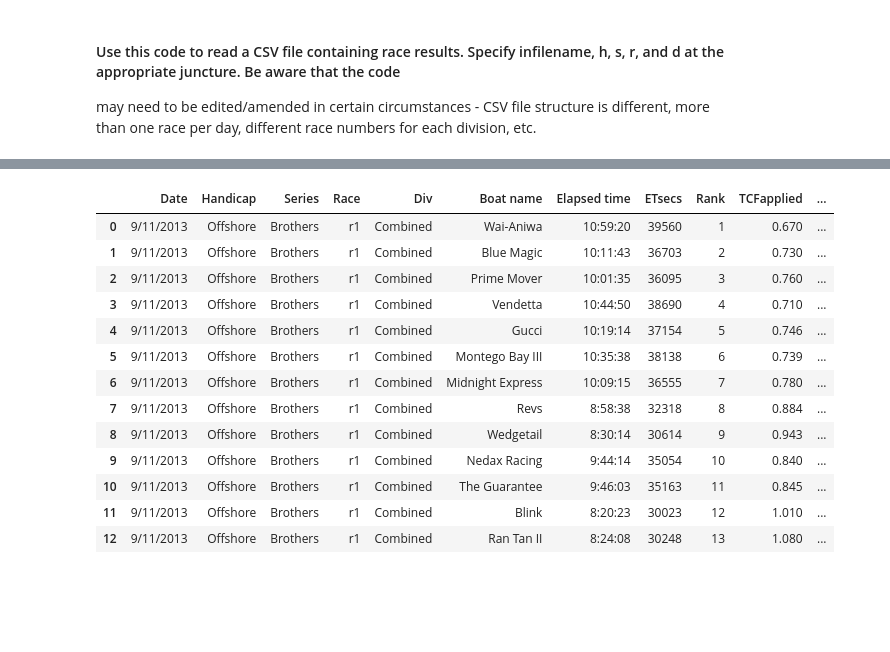
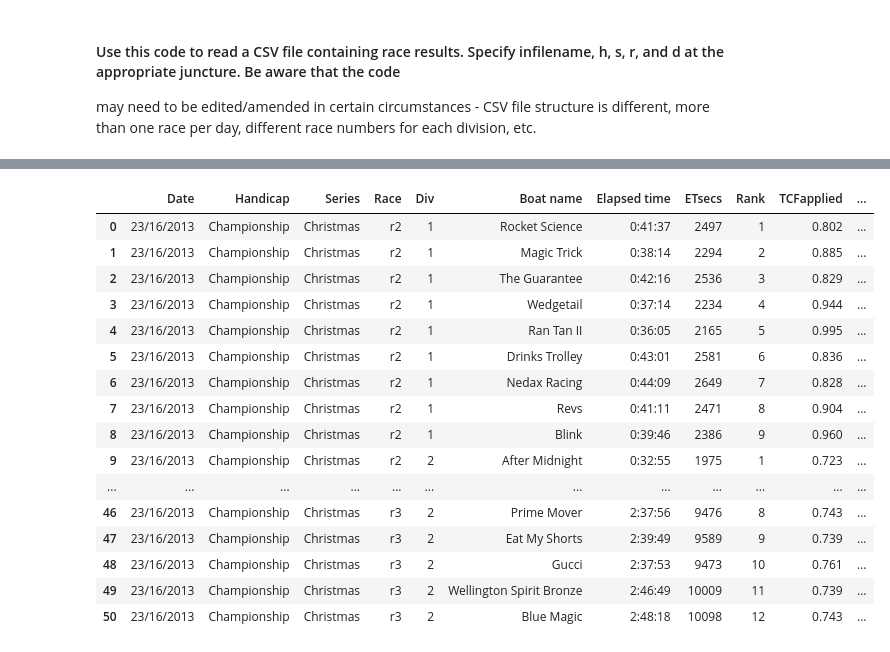
Before and after one commit to drphilbishop/RPNYC_race_analysis, a Jupyter notebook: processRawRaceData.ipynb, the cells around one changed output, grey strips where cells are left out. Saved outputs shown, nothing was run; the diff lists cells and outputs as text; code cells hidden in the pictures; blank space fills up the shorter version.

```diff
--- a/processRawRaceData.ipynb
+++ b/processRawRaceData.ipynb
@@ -27,27 +27,27 @@ datapath = 'C:\\Phil\\My Dropbox\\Sailing cmte\\Handicapping\\2013-14 season\\'
 # Take a quick look at a raw CSV file from Yacht Systems
 # - need to select/deselect appropriate cols in CSV
 
-infilename = 'Brothers9Nov'
+infilename = 'Christmas23Nov'
 
 # Following list of colNums and colHdrs works fine on:
 # - Divisional races
 # - Winter series fully crewed
-#CSVcolNums = [1,3,5,7,9,28,29,30,31,32,35,41,45]
+#CSVcolNums = [1,3,5,7,9,28,29,30,31,32,35,37,41,45]
 #CSVcolHdrs = ['Race','Date','Wind direction','Wind speed','ID','Stuff','Sail number','Boat design', \
-#              'Boat name','Elapsed time','TCFapplied','PHRF','IRC']
+#              'Boat name','Elapsed time','TCFapplied','Rank','PHRF','IRC']
 
 # Following list of colNums and colHdrs works fine on manually constructed CSVs for combined fleet races:
-CSVcolNums = [0,1,2,3,4,5]
-CSVcolHdrs = ['Boat name','Elapsed time','Rank','TCFapplied','PHRF','IRC']
+#CSVcolNums = [0,1,2,3,4,5]
+#CSVcolHdrs = ['Boat name','Elapsed time','Rank','TCFapplied','PHRF','IRC']
 
 # Following list of colNums and colHdrs works fine on manually constructed CSVs for divisional races:
-#CSVcolNums = [0,1,2,3,4,5,6]
-#CSVcolHdrs = ['Boat name','Race','Div','Elapsed time','TCFapplied','PHRF','IRC']
+CSVcolNums = [0,1,2,3,4,5,6,7]
+CSVcolHdrs = ['Boat name','Race','Div','Elapsed time','Rank','TCFapplied','PHRF','IRC']
 
 # Following list of colNums and colHdrs works fine on Island Bay races:
-#CSVcolNums = [1,3,5,7,9,26,27,28,33,36,40,44]
+#CSVcolNums = [1,3,5,7,9,26,27,28,33,36,38,40,44]
 #CSVcolHdrs = ['Race','Date','Wind direction','Wind speed','ID','Sail number','Boat design', \
-#              'Boat name','Elapsed time','TCFapplied','PHRF','IRC']
+#              'Boat name','Elapsed time','TCFapplied','Rank','PHRF','IRC']
 
 q = pd.read_csv(datapath+"Raw CSV data/"+infilename+'.csv', sep=',', header=None, usecols=CSVcolNums)
 q.columns = CSVcolHdrs
@@ -88,51 +91,55 @@ q
 
 # Specify h for handicap type, s for series name (see p84 Almanac),
 # r for race number and d for date - for the current set of results
-h = "Offshore"
-s = "Brothers"
+h = "Championship"
+s = "Christmas"
 r = "r1"
-d = "9/11/2013"
+d = "23/11/2013"
 
 data = pd.read_csv(datapath+"Raw CSV data/"+infilename+'.csv', sep=',', header=None, usecols=CSVcolNums)
 data.columns = CSVcolHdrs
 data = data.replace(0.00,nan)
 
 data['Date'] = d
 data['Handicap'] = h
 data['Series'] = s
-data['Race'] = r
-data['Div']  = 'Combined'
+#data['Race'] = r
+#data['Div']  = 'Combined'
 #data['Div'] = data['Stuff'].map(lambda x: fn.get_division(x))
 data['ETsecs'] = data['Elapsed time'].map(lambda x: fn.et2seconds(x))
 
 # Overwrite some records...
 #data['Race'][data['Div']=='3'] = 'r3'
 #data['Race'][data['Div']=='Open'] = 'r2'
+#data['Handicap'][data['Div']=='Classics'] = 'Classics'
 #data['Series'][data['Div']=='Classics'] = 'Classics'
 #data['Race'][data['Div']=='Classics'] = 'r1'
 #data['Div'][data['Div']=='Classics'] = 'Combined'
 #data.ix[['Lizzie','Loloma'],'Series'] = 'Classics'
 #data.ix[['Lizzie','Loloma'],'Race'] = 'r2'
 
 # Identify desired columns - in order.
 cols = ['Date','Handicap','Series','Race','Div','Boat name','Elapsed time','ETsecs','Rank','TCFapplied','PHRF','IRC']
 #data.columns.tolist()
 
 outfilename = infilename
 data[cols].to_csv(datapath+"Proc'd CSVs/"+outfilename+'.csv', sep = ',')
 data[cols]
 # %% [output]
 |  | Date | Handicap | Series | Race | Div | Boat name | Elapsed time | ETsecs | Rank | TCFapplied | ... |
-| 0 | 9/11/2013 | Offshore | Brothers | r1 | Combined | Wai-Aniwa | 10:59:20 | 39560 | 1 | 0.670 | ... |
-| 1 | 9/11/2013 | Offshore | Brothers | r1 | Combined | Blue Magic | 10:11:43 | 36703 | 2 | 0.730 | ... |
-| 2 | 9/11/2013 | Offshore | Brothers | r1 | Combined | Prime Mover | 10:01:35 | 36095 | 3 | 0.760 | ... |
-| 3 | 9/11/2013 | Offshore | Brothers | r1 | Combined | Vendetta | 10:44:50 | 38690 | 4 | 0.710 | ... |
-| 4 | 9/11/2013 | Offshore | Brothers | r1 | Combined | Gucci | 10:19:14 | 37154 | 5 | 0.746 | ... |
-| 5 | 9/11/2013 | Offshore | Brothers | r1 | Combined | Montego Bay III | 10:35:38 | 38138 | 6 | 0.739 | ... |
-| 6 | 9/11/2013 | Offshore | Brothers | r1 | Combined | Midnight Express | 10:09:15 | 36555 | 7 | 0.780 | ... |
-| 7 | 9/11/2013 | Offshore | Brothers | r1 | Combined | Revs | 8:58:38 | 32318 | 8 | 0.884 | ... |
-| 8 | 9/11/2013 | Offshore | Brothers | r1 | Combined | Wedgetail | 8:30:14 | 30614 | 9 | 0.943 | ... |
-| 9 | 9/11/2013 | Offshore | Brothers | r1 | Combined | Nedax Racing | 9:44:14 | 35054 | 10 | 0.840 | ... |
-| 10 | 9/11/2013 | Offshore | Brothers | r1 | Combined | The Guarantee | 9:46:03 | 35163 | 11 | 0.845 | ... |
-| 11 | 9/11/2013 | Offshore | Brothers | r1 | Combined | Blink | 8:20:23 | 30023 | 12 | 1.010 | ... |
-| 12 | 9/11/2013 | Offshore | Brothers | r1 | Combined | Ran Tan II | 8:24:08 | 30248 | 13 | 1.080 | ... |
+| 0 | 23/16/2013 | Championship | Christmas | r2 | 1 | Rocket Science | 0:41:37 | 2497 | 1 | 0.802 | ... |
+| 1 | 23/16/2013 | Championship | Christmas | r2 | 1 | Magic Trick | 0:38:14 | 2294 | 2 | 0.885 | ... |
+| 2 | 23/16/2013 | Championship | Christmas | r2 | 1 | The Guarantee | 0:42:16 | 2536 | 3 | 0.829 | ... |
+| 3 | 23/16/2013 | Championship | Christmas | r2 | 1 | Wedgetail | 0:37:14 | 2234 | 4 | 0.944 | ... |
+| 4 | 23/16/2013 | Championship | Christmas | r2 | 1 | Ran Tan II | 0:36:05 | 2165 | 5 | 0.995 | ... |
+| 5 | 23/16/2013 | Championship | Christmas | r2 | 1 | Drinks Trolley | 0:43:01 | 2581 | 6 | 0.836 | ... |
+| 6 | 23/16/2013 | Championship | Christmas | r2 | 1 | Nedax Racing | 0:44:09 | 2649 | 7 | 0.828 | ... |
+| 7 | 23/16/2013 | Championship | Christmas | r2 | 1 | Revs | 0:41:11 | 2471 | 8 | 0.904 | ... |
+| 8 | 23/16/2013 | Championship | Christmas | r2 | 1 | Blink | 0:39:46 | 2386 | 9 | 0.960 | ... |
+| 9 | 23/16/2013 | Championship | Christmas | r2 | 2 | After Midnight | 0:32:55 | 1975 | 1 | 0.723 | ... |
+| ... | ... | ... | ... | ... | ... | ... | ... | ... | ... | ... | ... |
+| 46 | 23/16/2013 | Championship | Christmas | r3 | 2 | Prime Mover | 2:37:56 | 9476 | 8 | 0.743 | ... |
+| 47 | 23/16/2013 | Championship | Christmas | r3 | 2 | Eat My Shorts | 2:39:49 | 9589 | 9 | 0.739 | ... |
+| 48 | 23/16/2013 | Championship | Christmas | r3 | 2 | Gucci | 2:37:53 | 9473 | 10 | 0.761 | ... |
+| 49 | 23/16/2013 | Championship | Christmas | r3 | 2 | Wellington Spirit Bronze | 2:46:49 | 10009 | 11 | 0.739 | ... |
+| 50 | 23/16/2013 | Championship | Christmas | r3 | 2 | Blue Magic | 2:48:18 | 10098 | 12 | 0.743 | ... |
```
Also changed, not shown: parts of 1 cell of this notebook, 5 other files.
